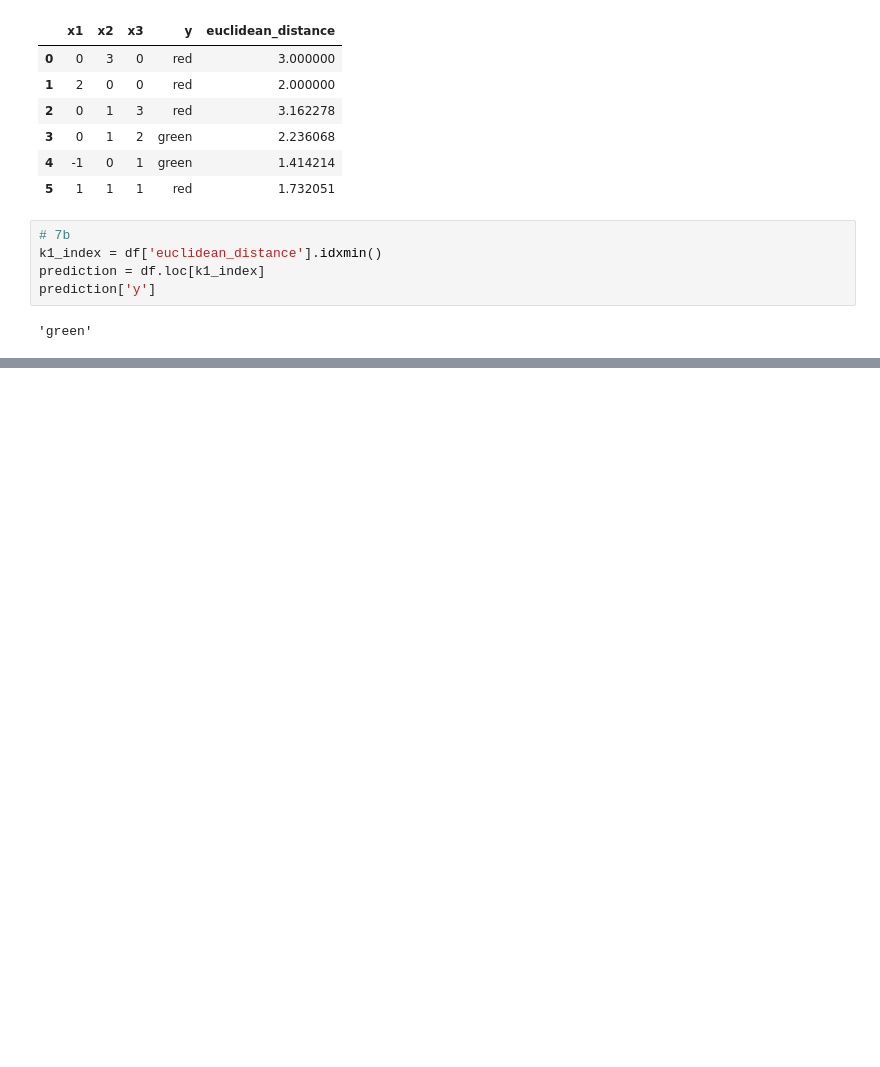
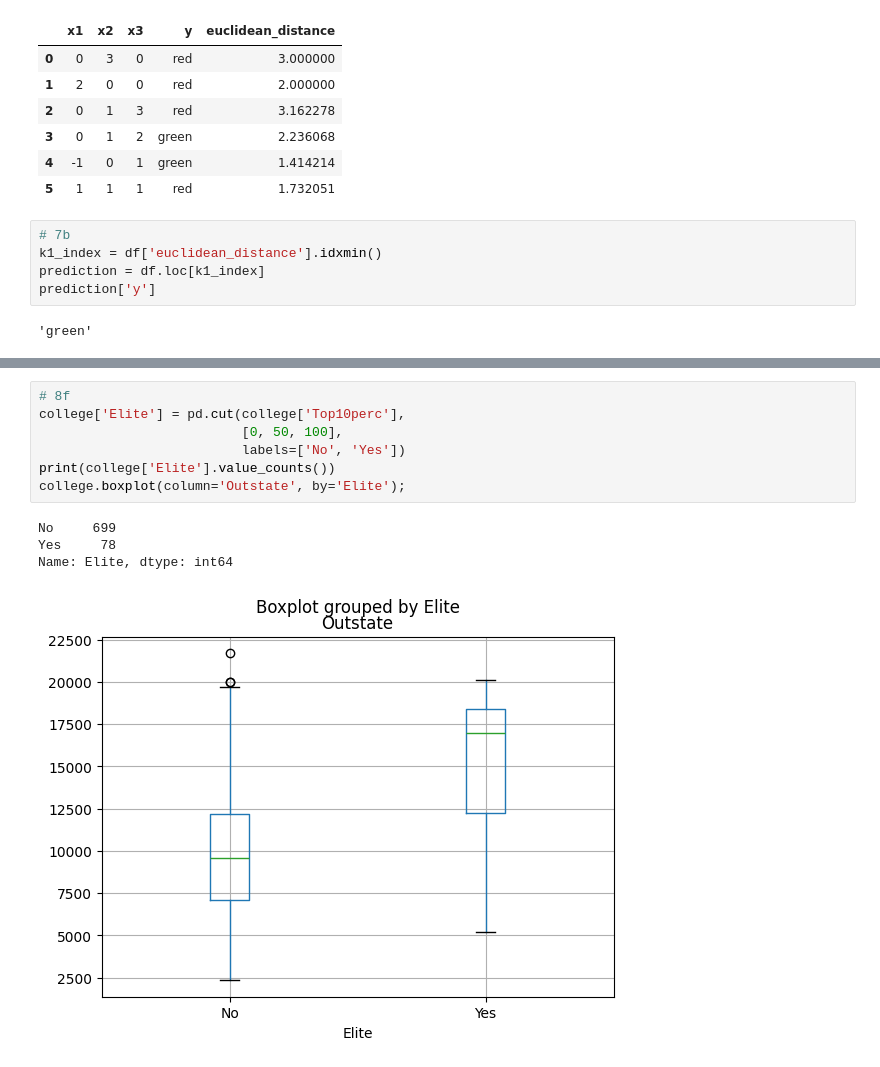
Before and after one commit to jwafle/isl, a Jupyter notebook: chapter_2/exercises.ipynb, the cells around one changed output, grey strips where cells are left out. Cells and saved outputs as stored; diff of their text form; blank space fills up the shorter version.

```diff
--- a/chapter_2/exercises.ipynb
+++ b/chapter_2/exercises.ipynb
@@ -123,0 +186,12 @@ prediction
+# %%
+# 8f
+college['Elite'] = pd.cut(college['Top10perc'],
+                          [0, 50, 100],
+                          labels=['No', 'Yes'])
+print(college['Elite'].value_counts())
+college.boxplot(column='Outstate', by='Elite');
+# %% [output]
+No     699
+Yes     78
+Name: Elite, dtype: int64
+[figure, added]
```
Also changed, not shown: parts of 11 cells of this notebook, 1 other file.
